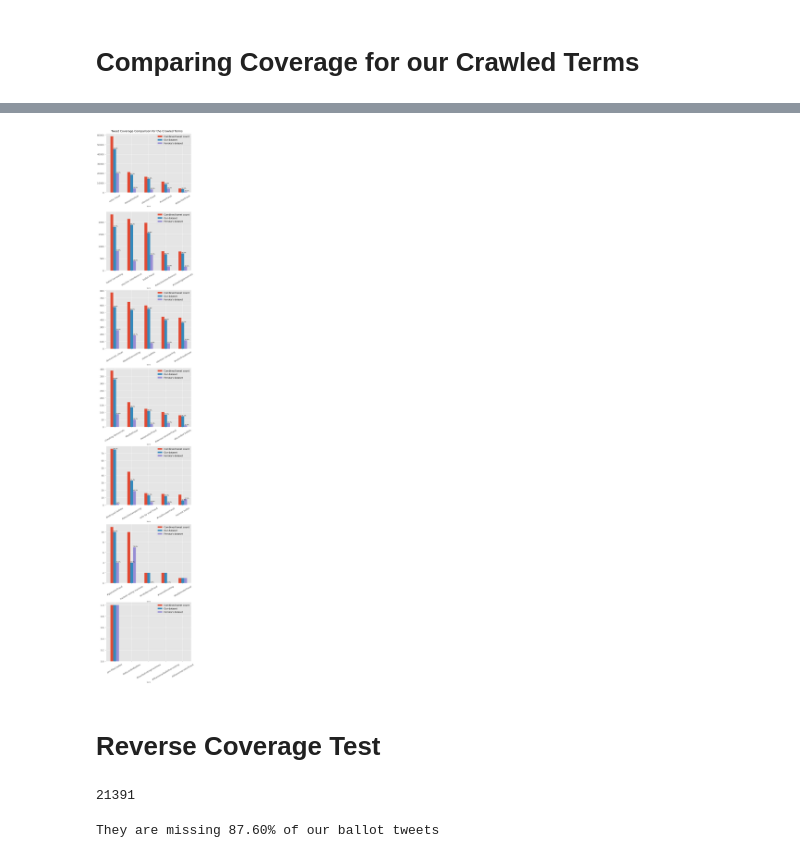
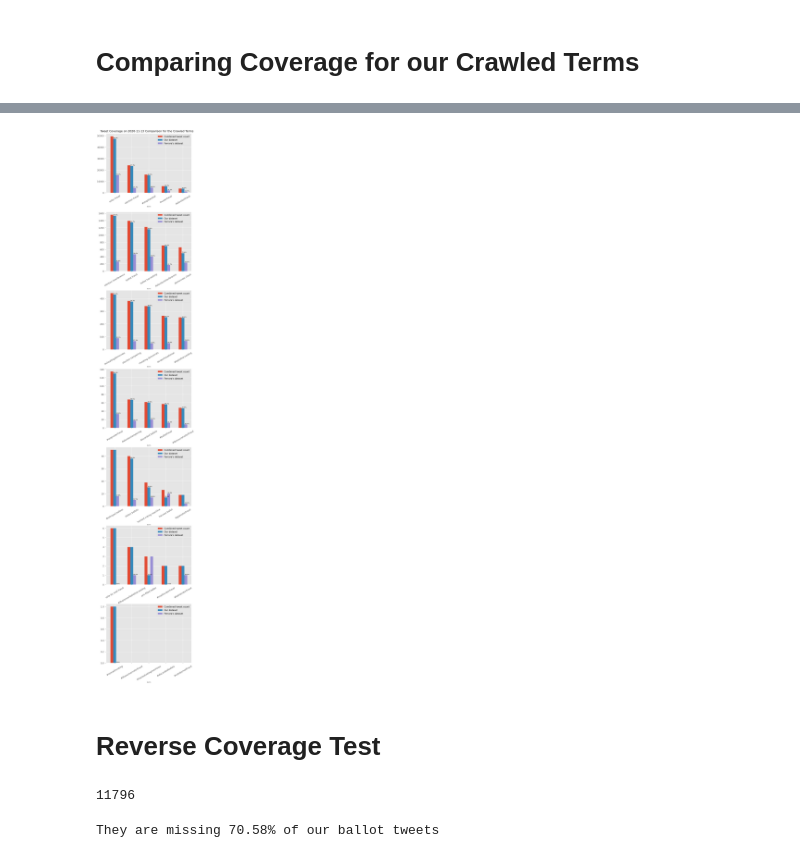
Before and after one commit to sTechLab/VoterFraud2020-analysis, a Jupyter notebook: notebooks/test_coverage.ipynb, the cells around one changed output, grey strips where cells are left out. Saved outputs shown, nothing was run; the diff lists cells and outputs as text; code cells hidden in the pictures.

Commit message:
Updated test coverage notebook with coverage comparison for nov 13th

```diff
--- a/notebooks/test_coverage.ipynb
+++ b/notebooks/test_coverage.ipynb
@@ -147,3 +137,26 @@ print(len(ferrata_ballot_tweet_ids))
+# %%
+# Create a dataframe from Ferrara's tweets/retweets
+df_ferrara_tweets_by_date = load_or_create_cached_df(
+    "df_ferrara_tweets_{}.pickle".format(DATE),
+    lambda: filter_df_by_date(pd.DataFrame([{
+        "id": str(tweet["id"]),
+        "full_text": tweet["full_text"],
+        "timestamp": tweet["created_at"],
+        "hashtags": list(map(lambda x: x["text"].lower(), tweet["entities"]["hashtags"]))
+    } for tweet in ferrara_matching_tweets]))
+)
+
+df_ferrara_retweets_by_date = load_or_create_cached_df(
+    "df_ferrara_retweets_{}.pickle".format(DATE),
+    lambda: filter_df_by_date(pd.DataFrame([{
+        "user_id": str(retweet['user']['id']),
+        "id": str(retweet["id"]),
+        "retweeted_id": str(retweet["retweeted_status"]["id"]),
+        "full_text": retweet["full_text"],
+        "timestamp": retweet["created_at"],
+        "hashtags": list(map(lambda x: x["text"].lower(), retweet["entities"]["hashtags"]))
+    } for retweet in ferrara_matching_retweets]))
+)
 # %%
 matching_tweets_by_term = defaultdict(lambda: set())
 missing_tweets_by_term = defaultdict(lambda: set())
@@ -313,7 +312,7 @@ def plot_hourly_coverage(our_df, matching_df, title):
     )
 
     ax.plot(
-        matching_df_by_hour["count"], label="Their dataset", marker=".", linestyle="-", linewidth=0.5
+        matching_df_by_hour["count"], label="Ferrara dataset", marker=".", linestyle="-", linewidth=0.5
     )
 
     ax.legend()
@@ -321,7 +320,7 @@ def plot_hourly_coverage(our_df, matching_df, title):
     ax.xaxis.set_major_formatter(mdates.DateFormatter("%H:%M"))
     ax.xaxis.set_major_locator(mdates.HourLocator(interval = 2))
 
-    ax.set_title("Coverage for '{}' (total={:,}/{:,})".format(title, len(our_df.index), len(matching_df.index)))
+    ax.set_title("Coverage comparison on {} for '{}' (total={:,}/{:,})".format(DATE, title, len(our_df.index), len(matching_df.index)))
 
     return fig
 # %%
@@ -338,5 +337,5 @@ None
 overlapping_terms = ["voter fraud", "ballot fraud", "ballot harvesting", "harvest ballot", "pre-filled ballot"]
 
 for term in overlapping_terms:
-    plot_hourly_coverage(tweet_df[tweet_df[term] == 1], filter_by_term(ferrata_tweet_df, term), "Tweets containing '{}'".format(term))
+    plot_hourly_coverage(df_tweets_by_date[df_tweets_by_date[term] == 1], filter_by_term(df_ferrara_tweets_by_date, term), "Tweets containing '{}'".format(term))
 # %% [output]
@@ -352,17 +351,17 @@ crawled_term_coverage_comparison = []
 
 
 for term in crawled_terms:
-    if term in tweet_df.columns:
-        our_tweets = tweet_df[tweet_df[term] == 1]
-        ferrata_tweets = filter_by_term(ferrata_tweet_df, term)
+    if term in df_tweets_by_date.columns:
+        our_tweets = df_tweets_by_date[df_tweets_by_date[term] == 1]
+        ferrara_tweets = filter_by_term(df_ferrara_tweets_by_date, term)
 
-        tweet_ids = set(our_tweets.index.values).union(set(ferrata_tweets["tweet_id"].values))
+        tweet_ids = set(our_tweets.index.values).union(set(ferrara_tweets["id"].values))
 
         crawled_term_coverage_comparison.append({
             "term": term,
             "combined_tweet_count": len(tweet_ids),
             "our_tweet_count": our_tweets.shape[0],
-            "ferrata_tweet_count": ferrata_tweets.shape[0],
+            "ferrara_tweet_count": ferrara_tweets.shape[0],
         })
 # %%
 crawled_term_coverage_comparison_df = pd.DataFrame(crawled_term_coverage_comparison).sort_values('combined_tweet_count', ascending=False).set_index("term")
@@ -383,52 +388,52 @@ crawled_term_coverage_comparison_df
 # %%
 per_plot = 5
 n_terms = crawled_term_coverage_comparison_df.shape[0]
 n_plots = n_terms // per_plot
 fig, axs = plt.subplots(n_plots, figsize=(12, n_plots * 8), dpi=80)
 i = 0
 fig.tight_layout(pad=10)
 while i < n_terms:
     plot_df = crawled_term_coverage_comparison_df[i:i+per_plot]
     ax = axs[i // per_plot]
     plot_df.plot.bar(ax=ax, rot=30)
 
     for j, p in enumerate(ax.patches):
         row_index = j % plot_df.shape[0]
         feature_index = j // plot_df.shape[0]
         row = plot_df.iloc[row_index]
         total = row["combined_tweet_count"]
         patch_value = row.values[feature_index]
 
         if (patch_value != total):
             ax.annotate(
                 "{:,.1f}%".format((patch_value / total) * 100),
                 (p.get_x() * 1.005, p.get_height() * 1.001),
                 textcoords='offset points', xytext=(0, 3),
             )
 
-    ax.legend(['Combined tweet count', 'Our dataset', 'Ferrata\'s dataset'])
+    ax.legend(['Combined tweet count', 'Our dataset', 'Ferrara\'s dataset'])
     i += per_plot
 
-plt.suptitle("Tweet Coverage Comparison for the Crawled Terms", fontsize=20)
+plt.suptitle("Tweet Coverage on {} Comparison for the Crawled Terms".format(DATE), fontsize=20)
 plt.show()
 # %% [output]
-[figure, old version]
+[figure, new version]
 # %% [markdown]
 # Reverse Coverage Test
 # %%
 term = "ballot"
 our_ballot_tweet_ids = set()
 
-for tweet_id, tweet_text in tweet_df[["text"]].itertuples():
+for tweet_id, tweet_text in df_tweets_by_date[["text"]].itertuples():
     if term in tweet_text.lower():
         our_ballot_tweet_ids.add(tweet_id)
 
 len(our_ballot_tweet_ids)
 # %% [output]
-21391
+11796
 # %%
-diff = len(our_ballot_tweet_ids - ferrata_ballot_tweet_ids)
+diff = len(our_ballot_tweet_ids - ferrara_ballot_tweet_ids)
 
 print("They are missing {:.2f}% of our ballot tweets".format((diff / len(our_ballot_tweet_ids)) * 100))
 # %% [output]
-They are missing 87.60% of our ballot tweets
+They are missing 70.58% of our ballot tweets
```
Also changed, not shown: parts of 18 cells of this notebook.
